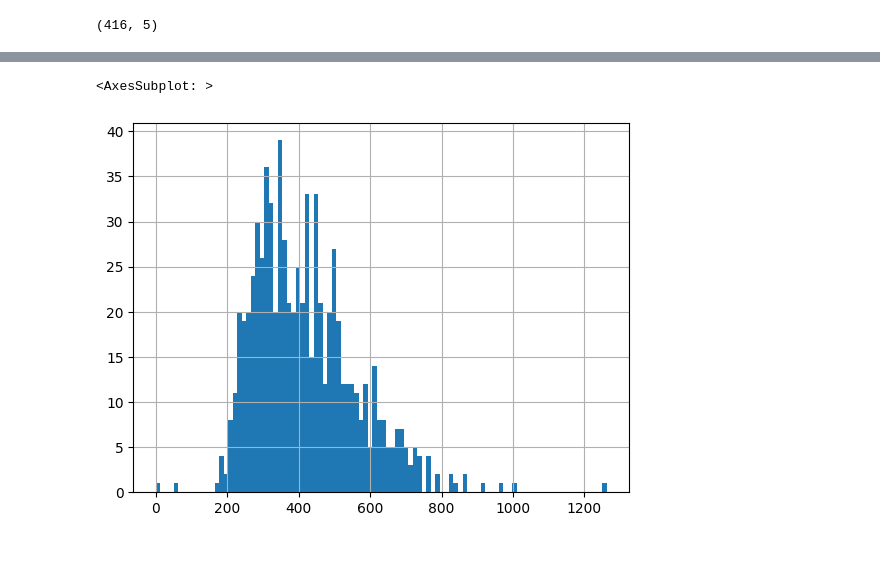
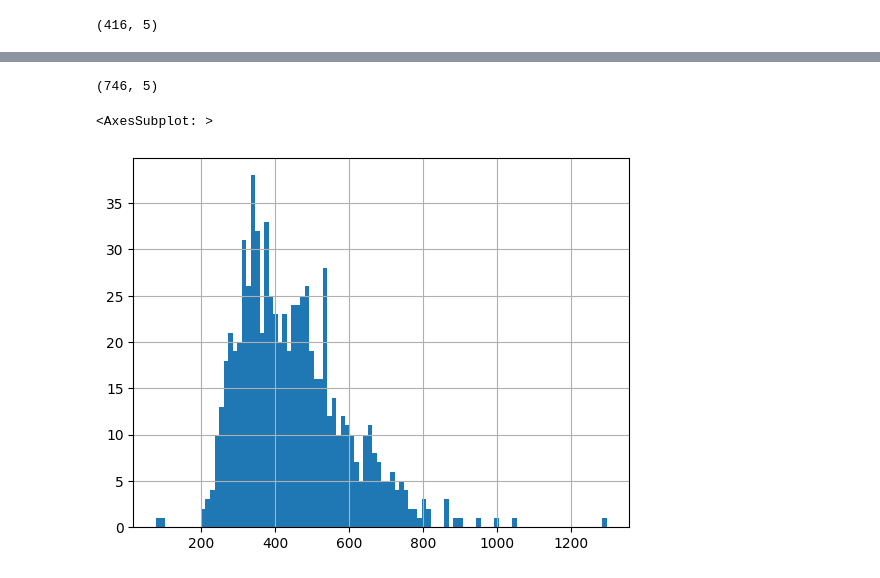
Before and after one commit to trantrikien239/GPTVietFinetune, a Jupyter notebook: DataPreprocessing.ipynb, the cells around one changed output, grey strips where cells are left out. Cells and saved outputs as stored; diff of their text form; code cells hidden in the pictures.

```diff
--- a/DataPreprocessing.ipynb
+++ b/DataPreprocessing.ipynb
@@ -29,16 +69,26 @@ def preprocess(df_agg):
         if 'Trả lời:' not in answer_text:
             continue
         else:
+            # if "Bị chó cắn sau bao lâu" in main_question_text:
+            #     import pdb; pdb.set_trace()
             is_answer = False
+            is_source = False
             desc_question_list_out = []
             answer_list_out = []
+            source_list_out = []
             for p in [desc_question_text] + answer_text:
                 if p == 'Trả lời:':
                     is_answer = True
+                elif is_title(p) and is_name(p) and (is_short(p) or \
+                    (is_institution(p[:70]) and is_not_long(p))):
+                    is_source = True
+                    source_list_out.append(p)
                 elif not is_answer:
                     desc_question_list_out.append(p)
-                else:
+                elif is_answer and not is_source:
                     answer_list_out.append(p)
+                elif is_source:
+                    source_list_out.append(p)
             if ')' in desc_question_list_out[-1][-5:]:
                 desc_question_list_out[-1] = '('.join(desc_question_list_out[-1].split('(')[:-1])
             desc_question_text_out = '\n'.join(desc_question_list_out).strip()
@@ -49,9 +99,15 @@ def preprocess(df_agg):
                     answer_list_out.pop()
                 if len(answer_list_out) == 0:
                     continue
-                else:
-                    source = answer_list_out[-1]
-            answer_text_out = '\n'.join(answer_list_out[:-1])
+
+                if len(source_list_out) > 0 and (source_list_out[-1]=='NA' or 'tại đây' in source_list_out[-1].lower() or 'độc giả' in source_list_out[-1].lower()):
+                    source_list_out.pop()
+
+            if is_title(answer_list_out[-1]):
+                answer_text_out = '\n'.join(answer_list_out[:-1])
+            else:
+                answer_text_out = '\n'.join(answer_list_out)
+            source = '\n'.join(source_list_out)
             list_out.append([article_link_href, main_question_text, desc_question_text_out, answer_text_out, source])
 
     df_out = pd.DataFrame(list_out, columns=['link', 'main_question', 'desc_question', 'answers', 'source'])
@@ -117,7 +249,13 @@ df_clean_final.head()
+# %%
+df_clean_final['text'] = df_clean_final.apply(get_text, axis=1)
+# %%
+df_clean_final.shape
+# %% [output]
+(746, 5)
 # %%
-df_clean_final['num_words'] = df_clean_final['answers'].apply(lambda x: len(x.split()))
+df_clean_final['num_words'] = df_clean_final['text'].apply(lambda x: len(x.split()))
 df_clean_final['num_words'].hist(bins=100)
 # %% [output]
 <AxesSubplot: >
-[figure, old version]
+[figure, new version]
 # %%
```
Also changed, not shown: parts of 19 cells of this notebook, 7 other files.
